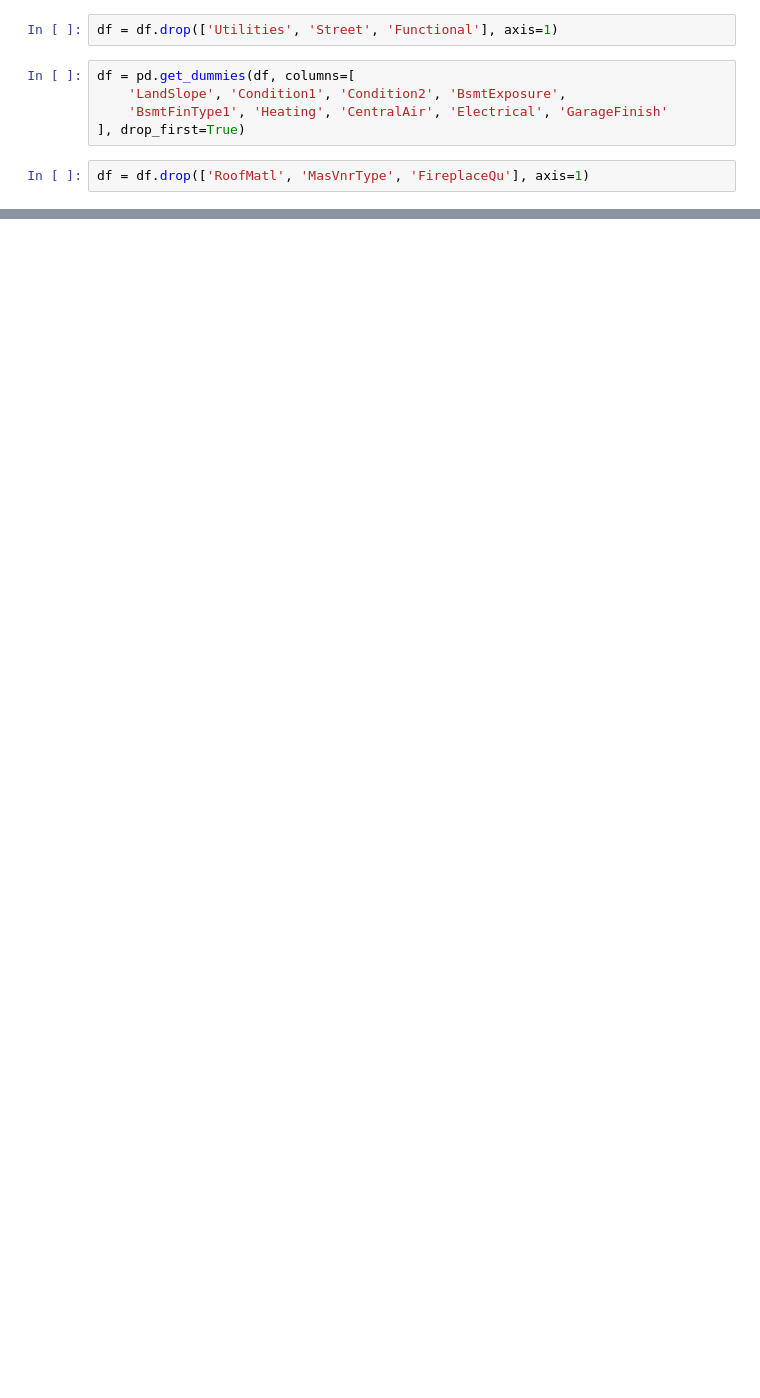
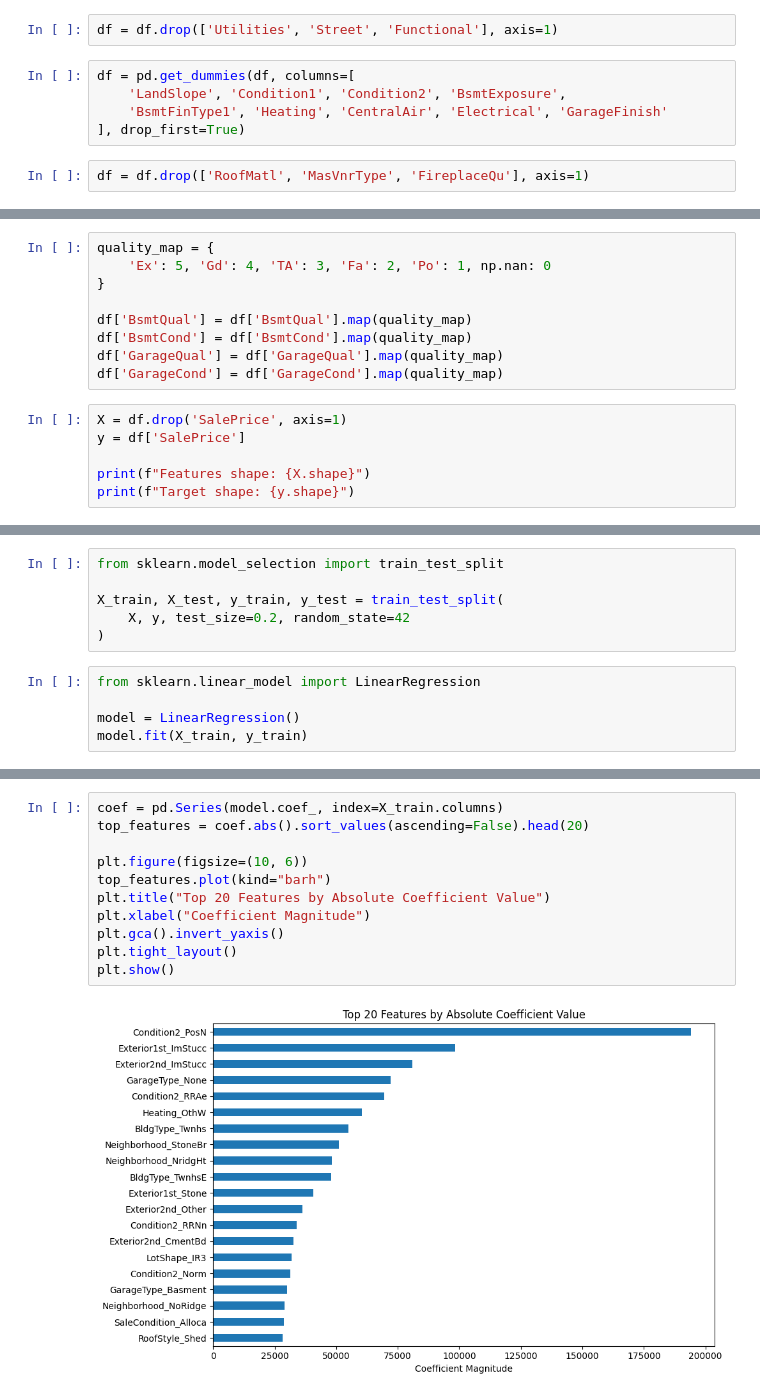
Before and after one commit to RaghavAgarwal-01/house-price-prediction, a Jupyter notebook: notebooks/eda.ipynb, the cells around one changed output, grey strips where cells are left out. Cells and saved outputs as stored; diff of their text form; blank space fills up the shorter version.

```diff
--- a/notebooks/eda.ipynb
+++ b/notebooks/eda.ipynb
@@ -249,0 +298,15 @@ Index([], dtype='object')
+# %%
+quality_map = {
+    'Ex': 5, 'Gd': 4, 'TA': 3, 'Fa': 2, 'Po': 1, np.nan: 0
+}
+
+df['BsmtQual'] = df['BsmtQual'].map(quality_map)
+df['BsmtCond'] = df['BsmtCond'].map(quality_map)
+df['GarageQual'] = df['GarageQual'].map(quality_map)
+df['GarageCond'] = df['GarageCond'].map(quality_map)
+# %%
+X = df.drop('SalePrice', axis=1)
+y = df['SalePrice']
+
+print(f"Features shape: {X.shape}")
+print(f"Target shape: {y.shape}")
@@ -249,0 +320,11 @@ Index([], dtype='object')
+# %%
+from sklearn.model_selection import train_test_split
+
+X_train, X_test, y_train, y_test = train_test_split(
+    X, y, test_size=0.2, random_state=42
+)
+# %%
+from sklearn.linear_model import LinearRegression
+
+model = LinearRegression()
+model.fit(X_train, y_train)
@@ -249,0 +378,13 @@ Index([], dtype='object')
+# %%
+coef = pd.Series(model.coef_, index=X_train.columns)
+top_features = coef.abs().sort_values(ascending=False).head(20)
+
+plt.figure(figsize=(10, 6))
+top_features.plot(kind="barh")
+plt.title("Top 20 Features by Absolute Coefficient Value")
+plt.xlabel("Coefficient Magnitude")
+plt.gca().invert_yaxis()
+plt.tight_layout()
+plt.show()
+# %% [output]
+[figure, added]
```
Also changed, not shown: parts of 22 cells of this notebook.
